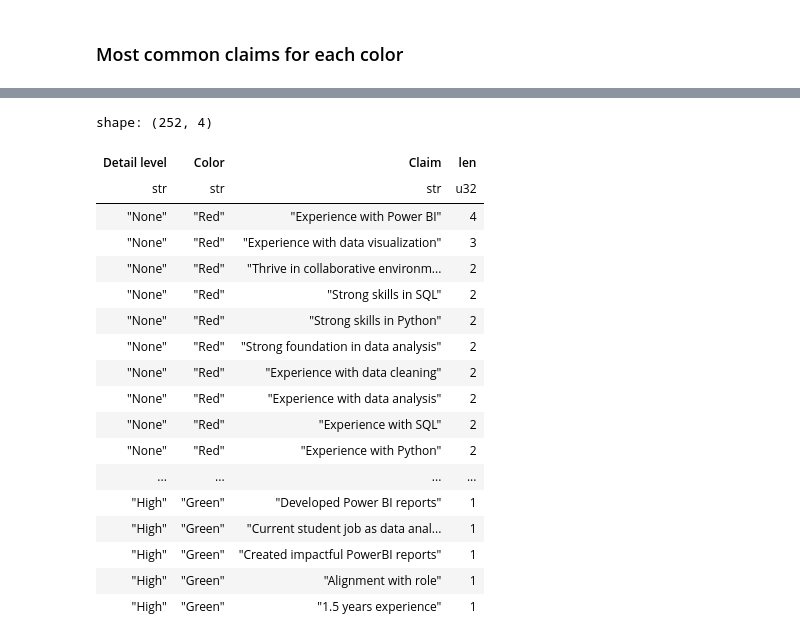
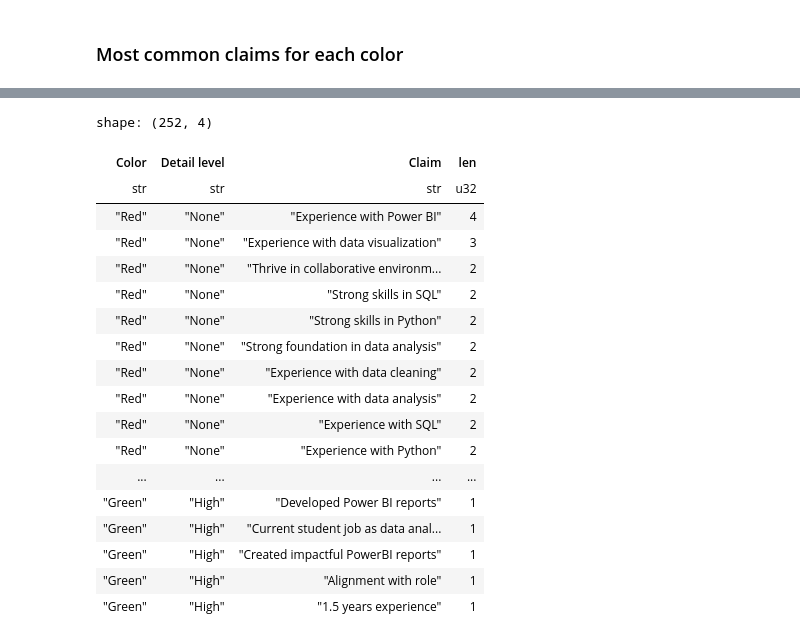
Before and after one commit to SebWae/generative-assignment-RoDS, a Jupyter notebook: bullshit_variation.ipynb, the cells around one changed output, grey strips where cells are left out. Saved outputs shown, nothing was run; the diff lists cells and outputs as text; code cells hidden in the pictures.

```diff
--- a/bullshit_variation.ipynb
+++ b/bullshit_variation.ipynb
@@ -105,25 +119,25 @@ shape: (36, 3)
 # %%
 (df
- .group_by("Detail level","Color", "Claim")
+ .group_by("Color", "Detail level", "Claim")
  .agg(pl.len())
  .sort("Color","Detail level", "len","Claim" , descending=True))
 # %% [output]
 shape: (252, 4)
-| Detail level | Color | Claim | len |
+| Color | Detail level | Claim | len |
 | str | str | str | u32 |
-| "None" | "Red" | "Experience with Power BI" | 4 |
-| "None" | "Red" | "Experience with data visualization" | 3 |
-| "None" | "Red" | "Thrive in collaborative environm... | 2 |
-| "None" | "Red" | "Strong skills in SQL" | 2 |
-| "None" | "Red" | "Strong skills in Python" | 2 |
-| "None" | "Red" | "Strong foundation in data analysis" | 2 |
-| "None" | "Red" | "Experience with data cleaning" | 2 |
-| "None" | "Red" | "Experience with data analysis" | 2 |
-| "None" | "Red" | "Experience with SQL" | 2 |
-| "None" | "Red" | "Experience with Python" | 2 |
+| "Red" | "None" | "Experience with Power BI" | 4 |
+| "Red" | "None" | "Experience with data visualization" | 3 |
+| "Red" | "None" | "Thrive in collaborative environm... | 2 |
+| "Red" | "None" | "Strong skills in SQL" | 2 |
+| "Red" | "None" | "Strong skills in Python" | 2 |
+| "Red" | "None" | "Strong foundation in data analysis" | 2 |
+| "Red" | "None" | "Experience with data cleaning" | 2 |
+| "Red" | "None" | "Experience with data analysis" | 2 |
+| "Red" | "None" | "Experience with SQL" | 2 |
+| "Red" | "None" | "Experience with Python" | 2 |
 | ... | ... | ... | ... |
-| "High" | "Green" | "Developed Power BI reports" | 1 |
-| "High" | "Green" | "Current student job as data anal... | 1 |
-| "High" | "Green" | "Created impactful PowerBI reports" | 1 |
-| "High" | "Green" | "Alignment with role" | 1 |
-| "High" | "Green" | "1.5 years experience" | 1 |
+| "Green" | "High" | "Developed Power BI reports" | 1 |
+| "Green" | "High" | "Current student job as data anal... | 1 |
+| "Green" | "High" | "Created impactful PowerBI reports" | 1 |
+| "Green" | "High" | "Alignment with role" | 1 |
+| "Green" | "High" | "1.5 years experience" | 1 |
```
Also changed, not shown: parts of 4 cells of this notebook, 1 other file.
